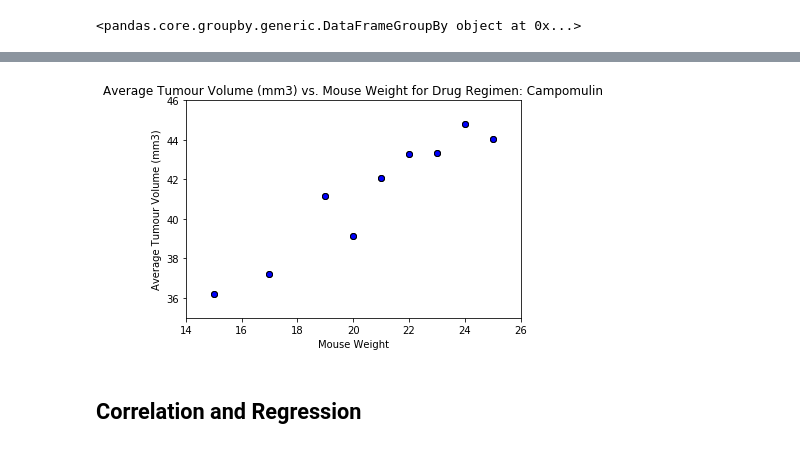
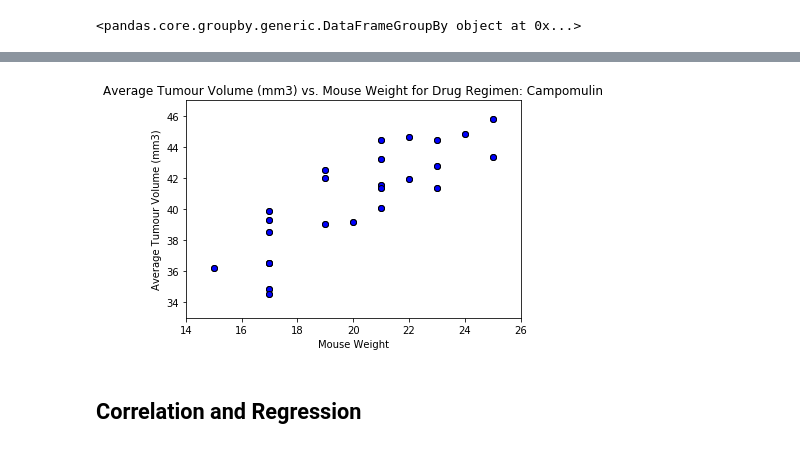
Before and after one commit to SandraBotica/module5-matplotlib, a Jupyter notebook: 5-starter-code/Pymaceuticals/pymaceuticals_starter.ipynb, the cells around one changed output, grey strips where cells are left out. Drawn from its saved outputs; the diff is of its cells as text; code cells hidden in the pictures.

```diff
--- a/5-starter-code/Pymaceuticals/pymaceuticals_starter.ipynb
+++ b/5-starter-code/Pymaceuticals/pymaceuticals_starter.ipynb
@@ -906,7 +906,8 @@ Capomulin_new_df.columns
 # %% [output]
 Index(['Drug Regimen', 'Mouse ID', 'Weight (g)', 'Tumour Volume (mm3)'], dtype='object')
 # %%
-Capomulin_weight_group_df = Capomulin_new_df.groupby(["Weight (g)"])
+# Capomulin_weight_group_df = Capomulin_new_df.groupby(["Weight (g)"])
+Capomulin_weight_group_df = Capomulin_new_df.groupby(["Mouse ID","Weight (g)"])
 Capomulin_weight_group_df
 # %% [output]
 <pandas.core.groupby.generic.DataFrameGroupBy object at 0x...>
@@ -943,3 +957,4 @@ Capomulin_weight_mean_tumour_volume_group_df
 # %%
-list(Capomulin_weight_mean_tumour_volume_group_df["Weight (g)"])
+weight = list(Capomulin_weight_mean_tumour_volume_group_df["Weight (g)"])
+weight
 # %% [output]
@@ -947,3 +978,4 @@ list(Capomulin_weight_mean_tumour_volume_group_df["Weight (g)"])
 # %%
-list(Capomulin_weight_mean_tumour_volume_group_df["Tumour Volume (mm3)"])
+mean_tumour_volume =list(Capomulin_weight_mean_tumour_volume_group_df["Tumour Volume (mm3)"])
+mean_tumour_volume
 # %% [output]
@@ -959,20 +999,20 @@ list(Capomulin_weight_mean_tumour_volume_group_df["Tumour Volume (mm3)"])
 # %%
 # Generate a scatter plot of average tumour volume vs. mouse weight for the Capomulin regimen
-x_axis=[15, 17, 19, 20, 21, 22, 23, 24, 25]
-y_axis=[36.182039562,37.21413250092308,41.182391362999994,39.14105275,42.088700033958325,43.288489765,43.34105084869565,44.80580968499999,44.06210875428571]
+x_axis=[weight]
+y_axis=[mean_tumour_volume]
 
 plt.scatter(x_axis, y_axis, marker="o", facecolors="blue", edgecolors="black")
 
-plt.ylim(35,46)
+plt.ylim(33,47)
 plt.xlim(14,26)
 plt.scatter(x_axis, y_axis, marker="o", facecolors="blue", edgecolors="black")
 plt.title("Average Tumour Volume (mm3) vs. Mouse Weight for Drug Regimen: Campomulin")
 plt.xlabel("Mouse Weight")
 plt.ylabel("Average Tumour Volume (mm3)")
 plt.savefig("Images/ScatterWeightTumourVolume.png")
 plt.show()
 # %% [output]
-[figure, old version]
+[figure, new version]
 # %% [markdown]
 ## Correlation and Regression
 # %%
```
Also changed, not shown: parts of 7 cells of this notebook, 1 other file.
